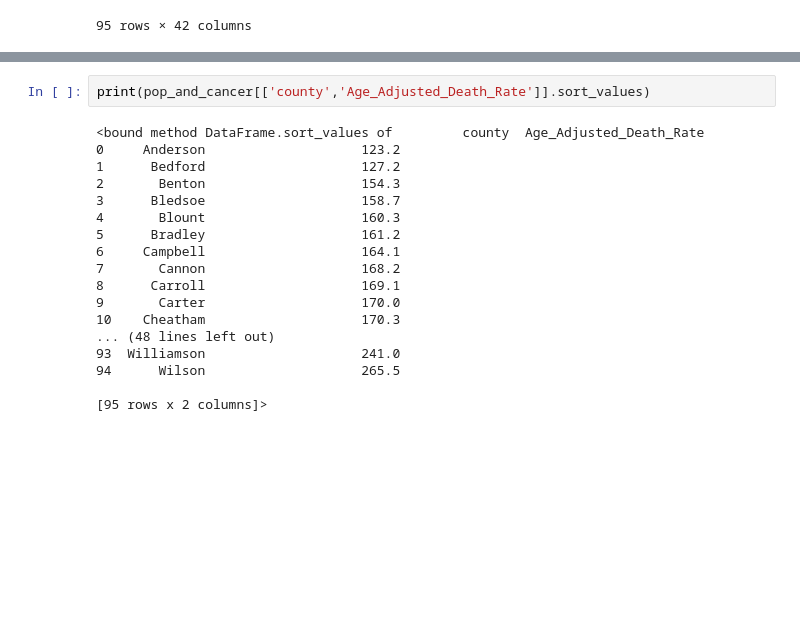
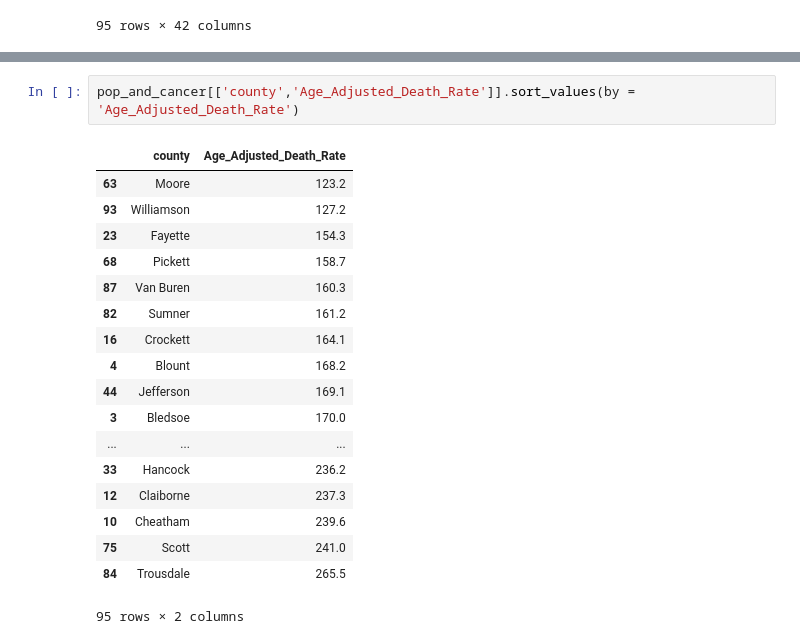
Before and after one commit to blackmonica/vanderbilt-aspire-data-essentials, a Jupyter notebook: Smile.ipynb, the cells around one changed output, grey strips where cells are left out. Cells and saved outputs as stored; diff of their text form; blank space fills up the shorter version.

Commit message:
sort

```diff
--- a/Smile.ipynb
+++ b/Smile.ipynb
@@ -294,20 +293,21 @@ plt.scatter(pop_and_cancer['county'], pop_and_cancer['Age_Adjusted_Death_Rate'])
 # %%
-print(pop_and_cancer[['county','Age_Adjusted_Death_Rate']].sort_values)
+pop_and_cancer[['county','Age_Adjusted_Death_Rate']].sort_values(by = 'Age_Adjusted_Death_Rate')
 # %% [output]
+|  | county | Age_Adjusted_Death_Rate |
+| 63 | Moore | 123.2 |
+| 93 | Williamson | 127.2 |
+| 23 | Fayette | 154.3 |
+| 68 | Pickett | 158.7 |
+| 87 | Van Buren | 160.3 |
+| 82 | Sumner | 161.2 |
+| 16 | Crockett | 164.1 |
+| 4 | Blount | 168.2 |
+| 44 | Jefferson | 169.1 |
+| 3 | Bledsoe | 170.0 |
+| ... | ... | ... |
+| 33 | Hancock | 236.2 |
+| 12 | Claiborne | 237.3 |
+| 10 | Cheatham | 239.6 |
+| 75 | Scott | 241.0 |
+| 84 | Trousdale | 265.5 |
-<bound method DataFrame.sort_values of         county  Age_Adjusted_Death_Rate
-0     Anderson                    123.2
-1      Bedford                    127.2
-2       Benton                    154.3
-3      Bledsoe                    158.7
-4       Blount                    160.3
-5      Bradley                    161.2
-6     Campbell                    164.1
-7       Cannon                    168.2
-8      Carroll                    169.1
-9       Carter                    170.0
-10    Cheatham                    170.3
-... (48 lines left out)
-93  Williamson                    241.0
-94      Wilson                    265.5
-
-[95 rows x 2 columns]>
+95 rows × 2 columns
```
Also changed, not shown: parts of 5 cells of this notebook.
